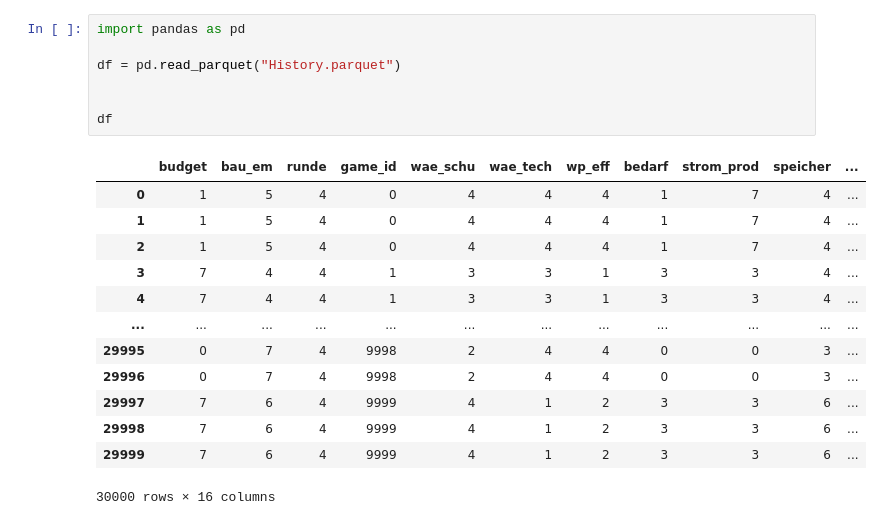
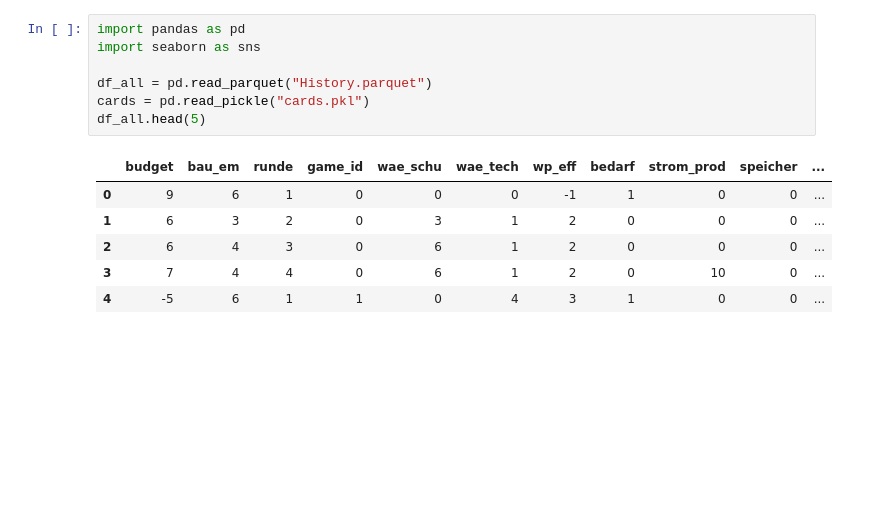
Before and after one commit to simonschaluppe/KlimSta-Brettspiel, a Jupyter notebook: analysis.ipynb, the cells around one changed output. Saved outputs shown, nothing was run; the diff lists cells and outputs as text; blank space fills up the shorter version.

```diff
--- a/analysis.ipynb
+++ b/analysis.ipynb
@@ -1,21 +1,14 @@
 # %%
 import pandas as pd
+import seaborn as sns
 
-df = pd.read_parquet("History.parquet")
-
-
-df
+df_all = pd.read_parquet("History.parquet")
+cards = pd.read_pickle("cards.pkl")
+df_all.head(5)
 # %% [output]
 |  | budget | bau_em | runde | game_id | wae_schu | wae_tech | wp_eff | bedarf | strom_prod | speicher | ... |
-| 0 | 1 | 5 | 4 | 0 | 4 | 4 | 4 | 1 | 7 | 4 | ... |
-| 1 | 1 | 5 | 4 | 0 | 4 | 4 | 4 | 1 | 7 | 4 | ... |
-| 2 | 1 | 5 | 4 | 0 | 4 | 4 | 4 | 1 | 7 | 4 | ... |
-| 3 | 7 | 4 | 4 | 1 | 3 | 3 | 1 | 3 | 3 | 4 | ... |
-| 4 | 7 | 4 | 4 | 1 | 3 | 3 | 1 | 3 | 3 | 4 | ... |
-| ... | ... | ... | ... | ... | ... | ... | ... | ... | ... | ... | ... |
-| 29995 | 0 | 7 | 4 | 9998 | 2 | 4 | 4 | 0 | 0 | 3 | ... |
-| 29996 | 0 | 7 | 4 | 9998 | 2 | 4 | 4 | 0 | 0 | 3 | ... |
-| 29997 | 7 | 6 | 4 | 9999 | 4 | 1 | 2 | 3 | 3 | 6 | ... |
-| 29998 | 7 | 6 | 4 | 9999 | 4 | 1 | 2 | 3 | 3 | 6 | ... |
-| 29999 | 7 | 6 | 4 | 9999 | 4 | 1 | 2 | 3 | 3 | 6 | ... |
+| 0 | 9 | 6 | 1 | 0 | 0 | 0 | -1 | 1 | 0 | 0 | ... |
+| 1 | 6 | 3 | 2 | 0 | 3 | 1 | 2 | 0 | 0 | 0 | ... |
+| 2 | 6 | 4 | 3 | 0 | 6 | 1 | 2 | 0 | 0 | 0 | ... |
+| 3 | 7 | 4 | 4 | 0 | 6 | 1 | 2 | 0 | 10 | 0 | ... |
+| 4 | -5 | 6 | 1 | 1 | 0 | 4 | 3 | 1 | 0 | 0 | ... |
-30000 rows × 16 columns
```
Also changed, not shown: parts of 13 cells of this notebook, 10 other files.
